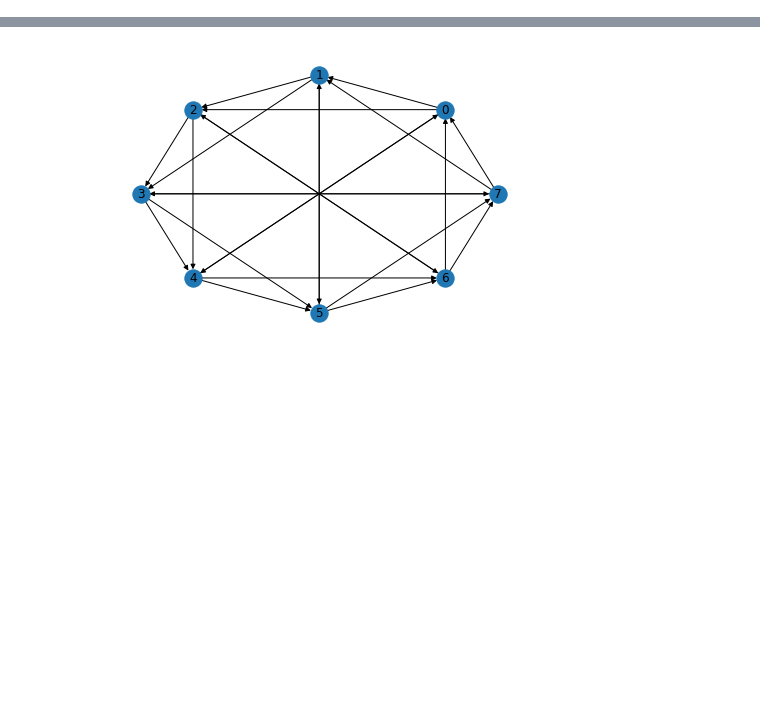
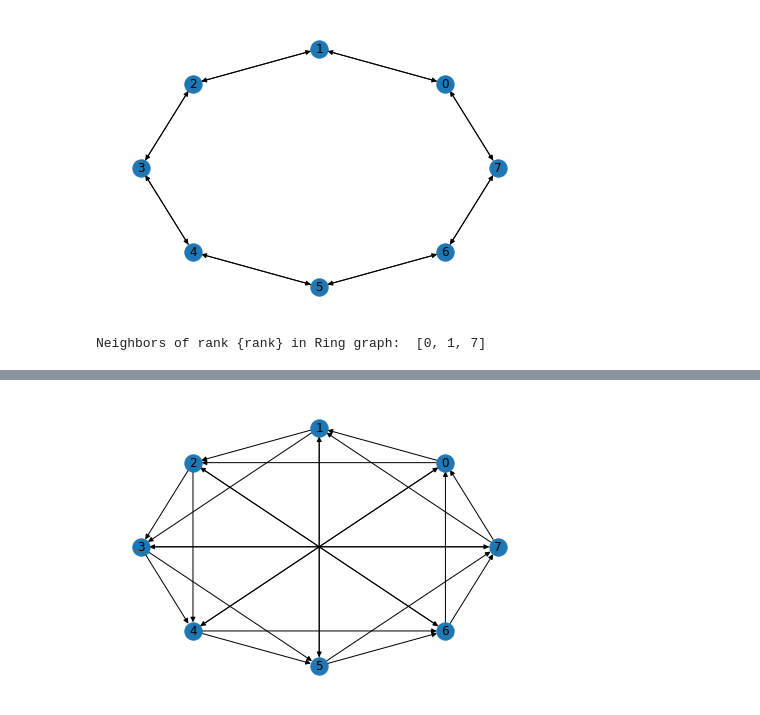
Before and after one commit to Bluefog-Lib/bluefog-tutorial, a Jupyter notebook: Section 2/Sec-2.2-Network-topology.ipynb, the cells around one changed output, grey strips where cells are left out. Saved outputs shown, nothing was run; the diff lists cells and outputs as text; code cells hidden in the pictures; blank space fills up the shorter version.

Commit message:
Add more neighbor info in sec 2.2

```diff
--- a/Section 2/Sec-2.2-Network-topology.ipynb
+++ b/Section 2/Sec-2.2-Network-topology.ipynb
@@ -24,0 +21,10 @@ We next draw an exponential-2 graph with $8$ agents.
+# %%
+G = topology_util.RingGraph(8)
+nx.draw_circular(G, labels=labels)
+# %% [output]
+[figure, added]
+# %%
+rank = 0
+print("Neighbors of rank {rank} in Ring graph: ", list(G.neighbors(rank)))
+# %% [output]
+Neighbors of rank {rank} in Ring graph:  [0, 1, 7]
```
Also changed, not shown: parts of 6 cells of this notebook, 9 other files.
